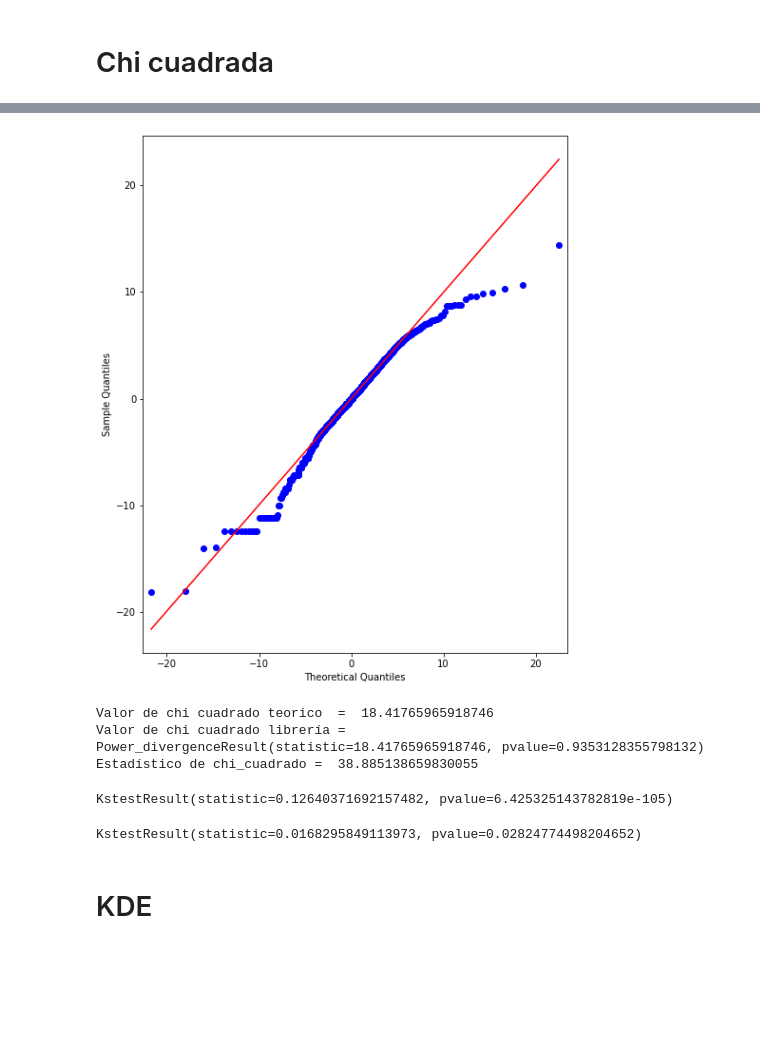
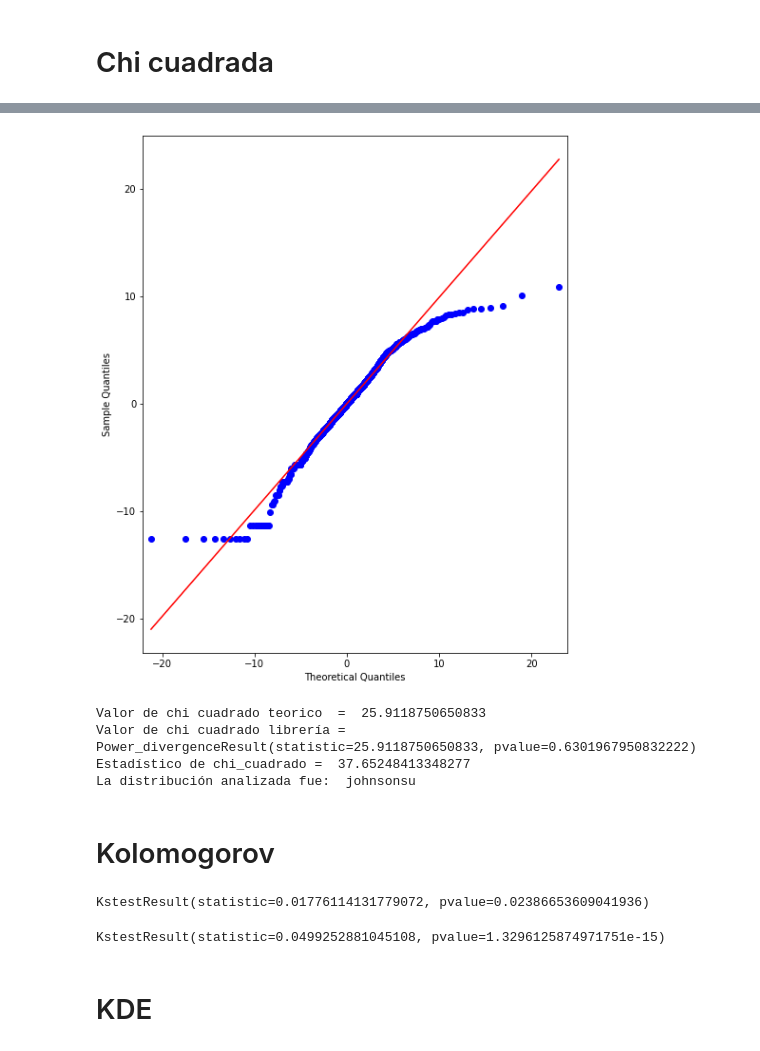
Before and after one commit to danielperhez/Proyecto_PRivera_CPerez, a Jupyter notebook: Proyecto_PRivera_CPerez.ipynb, the cells around one changed output, grey strips where cells are left out. Drawn from its saved outputs; the diff is of its cells as text; code cells hidden in the pictures; blank space fills up the shorter version.

```diff
--- a/Proyecto_PRivera_CPerez.ipynb
+++ b/Proyecto_PRivera_CPerez.ipynb
@@ -329,7 +348,3 @@ plt.show()
 # %% [markdown]
 # Chi cuadrada
-# %%
-param = st.t.fit(v1_data)
-
-pdf_fitted = st.t.pdf(x, df = param[0], loc = param[1], scale = param[2])
 # %%
@@ -392,5 +425,6 @@ WARNING:root:SKIPPED vonmises_line distribution (taking more than 30 seconds)
 # %%
-fig2, ax2 = plt.subplots(1, 1, figsize = [8, 10])
-grap_12 = sm.qqplot(v1_data, dist=getattr(st, 'johnsonsu'), line='q', fit=True, ax=ax2)
+def grafica_qq_1(datos:'Datos',
+                  name:'Nombre distribución'):
+
+    fig, ax = plt.subplots(1, 1, figsize = [8, 10])
+    grap_1 = sm.qqplot(datos, dist=getattr(st, name), line='q', fit=True, ax=ax)
-# %% [output]
-[figure, removed]
@@ -399,32 +431,13 @@ param2 = st.johnsonsu.fit(v1_data)
-# %%
-pi2 = st.johnsonsu.pdf(x, a = param2[0], b = param2[1], loc = param2[2], scale = param2[3])
-
-# Cálculo de la esperanza usando la expresión teórica
-Ei2 = x*pi2
-
-# Cálculo teórico de la chi cuadrada
-x22 = np.sum(list(map(lambda Ei, obs_i:(obs_i - Ei)**2 / Ei, Ei2, y)))
-print('Valor de chi cuadrado teorico  = ', x22)
-
-# Cálculo usando la librería estadística de la chi cuadrada
-X22 = st.chisquare(y, Ei2)
-print('Valor de chi cuadrado librería = ', X22)
-
-# Cálculo de Grados de libertad del estadístico
-p2 = 4 # Parámetros estimados con los datos
-m2 = 30-p-1 # grados de libertad
-
-Chi_est2 = st.chi2.ppf(q=0.95, df=m2)
-print('Estadístico de chi_cuadrado = ', Chi_est2)
-# %% [output]
-Valor de chi cuadrado teorico  =  18.41765965918746
-Valor de chi cuadrado librería =  Power_divergenceResult(statistic=18.41765965918746, pvalue=0.9353128355798132)
-Estadístico de chi_cuadrado =  38.885138659830055
-# %%
-st.kstest(v1_data, 't', args = (param[0], param[1], param[2]))
-# %% [output]
-KstestResult(statistic=0.12640371692157482, pvalue=6.425325143782819e-105)
-# %%
-st.kstest(v1_data, 'johnsonsu', args = (param2[0], param2[1], param2[2], param2[3]))
-# %% [output]
-KstestResult(statistic=0.0168295849113973, pvalue=0.02824774498204652)
+# %%
+grafica_qq_1(v1_data, dist_fitter)
+# %% [output]
+[figure, added]
+# %%
+chi_cuadrada(dist_fitter,v1_data,x,y,J1,0.95)
+# %% [output]
+Valor de chi cuadrado teorico  =  25.9118750650833
+Valor de chi cuadrado librería =  Power_divergenceResult(statistic=25.9118750650833, pvalue=0.6301967950832222)
+Estadístico de chi_cuadrado =  37.65248413348277
+La distribución analizada fue:  johnsonsu
+# %% [markdown]
+# Kolomogorov
@@ -431,3 +450,11 @@ KstestResult(statistic=0.0168295849113973, pvalue=0.02824774498204652)
+# %%
+kolm_smir(v1_data, dist_fitter)
+# %% [output]
+KstestResult(statistic=0.01776114131779072, pvalue=0.02386653609041936)
+# %%
+kolm_smir(v1_data, best[0])
+# %% [output]
+KstestResult(statistic=0.0499252881045108, pvalue=1.3296125874971751e-15)
 # %% [markdown]
 # KDE
 # %%
```
Also changed, not shown: parts of 37 cells of this notebook.
